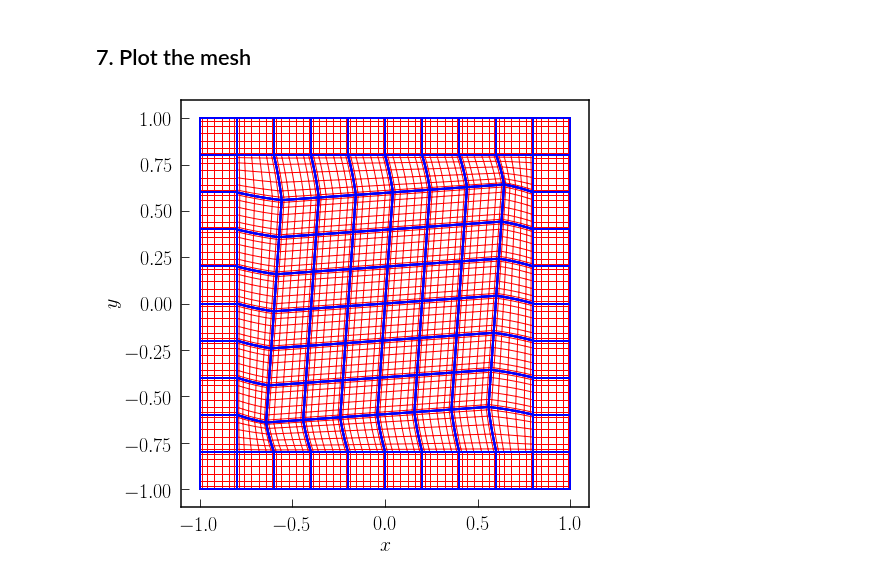
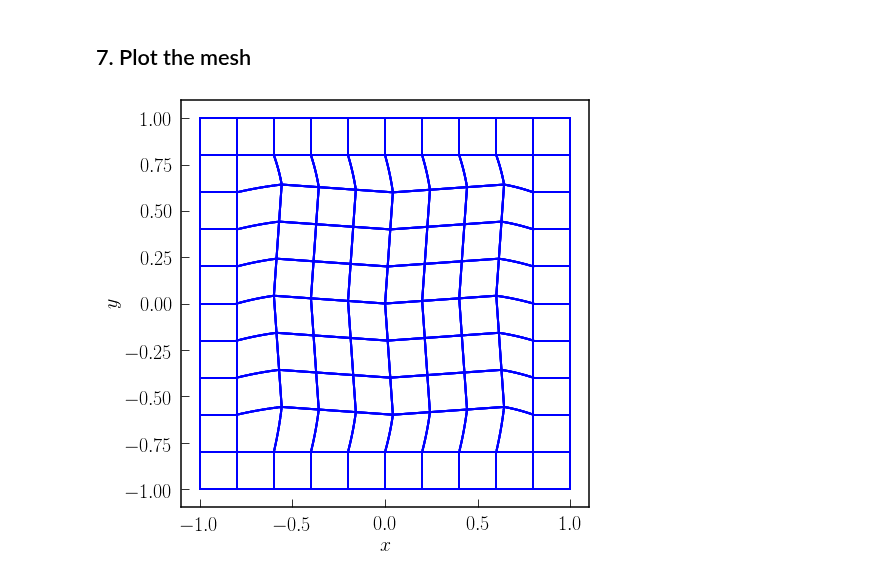
Before and after one commit to rishabhjain9619/DG_Maxwell, a Jupyter notebook: examples/read_and_plot_mesh/create_irregular_contiguous_from_square_contiguous.ipynb, the cells around one changed output. Cells and saved outputs as stored; diff of their text form; code cells hidden in the pictures.

```diff
--- a/examples/read_and_plot_mesh/create_irregular_contiguous_from_square_contiguous.ipynb
+++ b/examples/read_and_plot_mesh/create_irregular_contiguous_from_square_contiguous.ipynb
@@ -98,7 +98,7 @@ gmshTranslator: Ending
 # %%
 def function(x):
 #    return 0.07 * np.sin(2 * np.pi * x)
-     return 0.07 * x
+     return 0.07 * abs(x)
 # %%
-def function2(x):
-    return 0.035*x
+def offset(x):
+    return 0.035*abs(x)
@@ -118,46 +115,21 @@ for node_tag, node in enumerate(nodes):
        print(node, '\t vertex')
        continue
 
-#     if ((abs(node[1]-(-0.9))<1e-10) or (abs(node[1]-(0.9))<1e-10)):
-#         new_nodes[node_tag, 1] += function2(node[0])
-
-#     if ((abs(node[0]-(-0.9))<1e-10)) or (abs(node[0]-(0.9))<1e-10) :
-#         new_nodes[node_tag, 0] += function2(node[1])
-
     if ((node[1] > -0.69) and (node[1] < 0.69) and (node[0] >-0.69) and (node[0] < 0.69)):
         new_nodes[node_tag, 1] += function(node[0])
         new_nodes[node_tag, 0] += function(node[1])
         continue
 
-#     if ((abs(node[0]) >0.79) and (abs(node[0]) < 0.81) and (node[1]) >-0.81) and ((node[1]) < 0.81):
-#         new_nodes[node_tag, 1] += function(node[0])
-#         continue
-
-#     if ((abs(node[1]) >0.79) and (abs(node[1]) < 0.81) and (node[0]) >-0.81) and ((node[0]) < 0.81):
-#         new_nodes[node_tag, 0] += function(node[1])
-#         continue
 
     if ((abs(node[0]) >0.69) and (abs(node[0]) < 0.71) and (node[1]) >-0.75) and ((node[1]) < 0.75):
-        new_nodes[node_tag, 1] += function3(node[0])
-        new_nodes[node_tag, 0] += function2(node[1])
+        new_nodes[node_tag, 1] += offset(node[0])
+        new_nodes[node_tag, 0] += offset(node[1])
         continue
 
     if ((abs(node[1]) >0.69) and (abs(node[1]) < 0.71) and (node[0]) >-0.75) and ((node[0]) < 0.75):
-        new_nodes[node_tag, 0] += function3(node[1])
-        new_nodes[node_tag, 1] += function2(node[0])
+        new_nodes[node_tag, 0] += offset(node[1])
+        new_nodes[node_tag, 1] += offset(node[0])
         continue
-
-#     if ((abs(node[1]) >0.89) and (abs(node[1]) < 0.91) and (node[0]) >-0.75) and ((node[0]) < 0.75):
-#         new_nodes[node_tag, 0] += function2(node[1])
-#         continue
-
-#     if (((node[1]) > 0.79) and ((node[1]) < 0.80)):
-#         new_nodes[node_tag, 0] += function(node[1])
-
-#     if ((node[0] >-0.81) and (node[0] < 0.81)):
-#         new_nodes[node_tag, 0] += function(node[1])
- #   if ((node[0] >-0.59 ) and (node[0] < 0.59)):
-  #      new_nodes[node_tag, 0] += function(node[1])
 # %% [output]
 [-0.8  0.8]      vertex
 [ 0.8  0.8]      vertex
@@ -183,23 +142,23 @@ for node_tag, node in enumerate(nodes):
 # %%
 axes_handler = plt.axes()
 
 
 msh_parser.plot_mesh_grid(new_nodes, elements, xi_LGL, eta_LGL,
-                          axes_handler, plot_LGL_grid = True,
+                          axes_handler, plot_LGL_grid = False,
                           print_element_tag = False)
 
 # plt.title(r'Grid plot of a mesh for $N_{LGL} = 8$.'
 #           '\n Red lines are mesh grid, and \n'
 #           'blue lines are element boundaries.')
 # plt.title(r'Plot of Mesh. The element tag is shown in red')
 plt.xlabel(r'$x$')
 plt.ylabel(r'$y$')
 
 plt.xlim(-1.1, 1.1)
 plt.ylim(-1.1, 1.1)
 plt.axes().set_aspect('equal')
 
 plt.savefig('square.png')
 plt.show()
 # %% [output]
-[figure, old version]
+[figure, new version]
```
Also changed, not shown: parts of 2 cells of this notebook, 1 other file.
